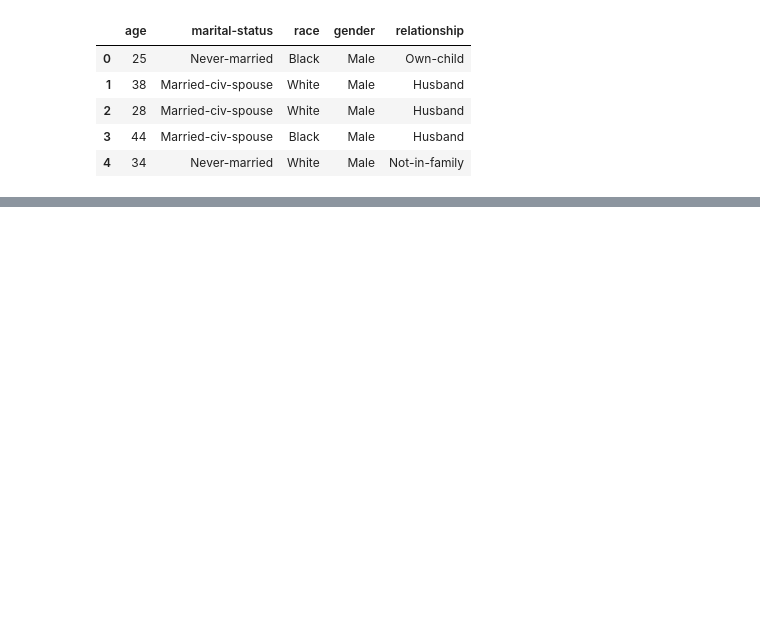
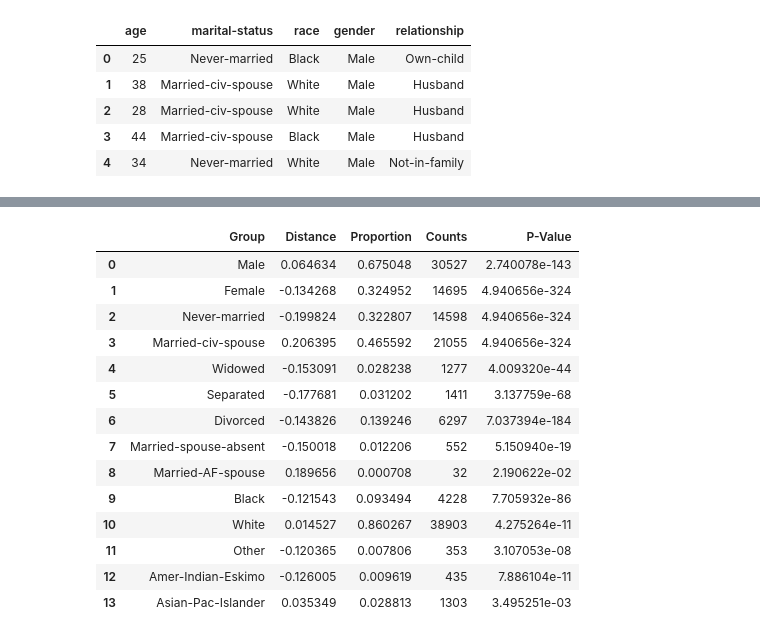
Before and after one commit to synthesized-io/fairlens, a Jupyter notebook: notebooks/adult.ipynb, the cells around one changed output, grey strips where cells are left out. Drawn from its saved outputs; the diff is of its cells as text; code cells hidden in the pictures; blank space fills up the shorter version.

```diff
--- a/notebooks/adult.ipynb
+++ b/notebooks/adult.ipynb
@@ -78,0 +146,19 @@ plt.show()
+# %%
+fscorer = fl.FairnessScorer(df, "income", ["gender", "race", "marital-status"])
+fscorer.distribution_score(max_comb=1, p_value=True)
+# %% [output]
+|  | Group | Distance | Proportion | Counts | P-Value |
+| 0 | Male | 0.064634 | 0.675048 | 30527 | 2.740078e-143 |
+| 1 | Female | -0.134268 | 0.324952 | 14695 | 4.940656e-324 |
+| 2 | Never-married | -0.199824 | 0.322807 | 14598 | 4.940656e-324 |
+| 3 | Married-civ-spouse | 0.206395 | 0.465592 | 21055 | 4.940656e-324 |
+| 4 | Widowed | -0.153091 | 0.028238 | 1277 | 4.009320e-44 |
+| 5 | Separated | -0.177681 | 0.031202 | 1411 | 3.137759e-68 |
+| 6 | Divorced | -0.143826 | 0.139246 | 6297 | 7.037394e-184 |
+| 7 | Married-spouse-absent | -0.150018 | 0.012206 | 552 | 5.150940e-19 |
+| 8 | Married-AF-spouse | 0.189656 | 0.000708 | 32 | 2.190622e-02 |
+| 9 | Black | -0.121543 | 0.093494 | 4228 | 7.705932e-86 |
+| 10 | White | 0.014527 | 0.860267 | 38903 | 4.275264e-11 |
+| 11 | Other | -0.120365 | 0.007806 | 353 | 3.107053e-08 |
+| 12 | Amer-Indian-Eskimo | -0.126005 | 0.009619 | 435 | 7.886104e-11 |
+| 13 | Asian-Pac-Islander | 0.035349 | 0.028813 | 1303 | 3.495251e-03 |
```
Also changed, not shown: parts of 16 cells of this notebook.
